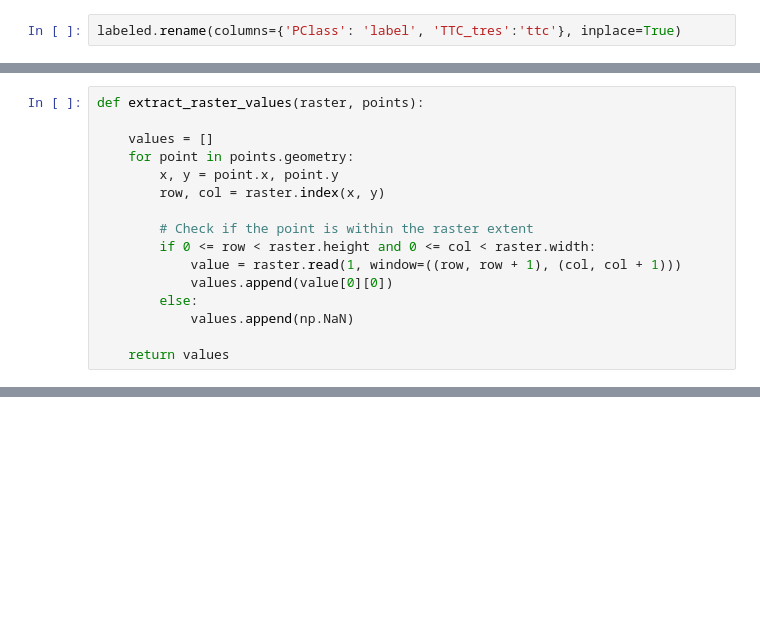
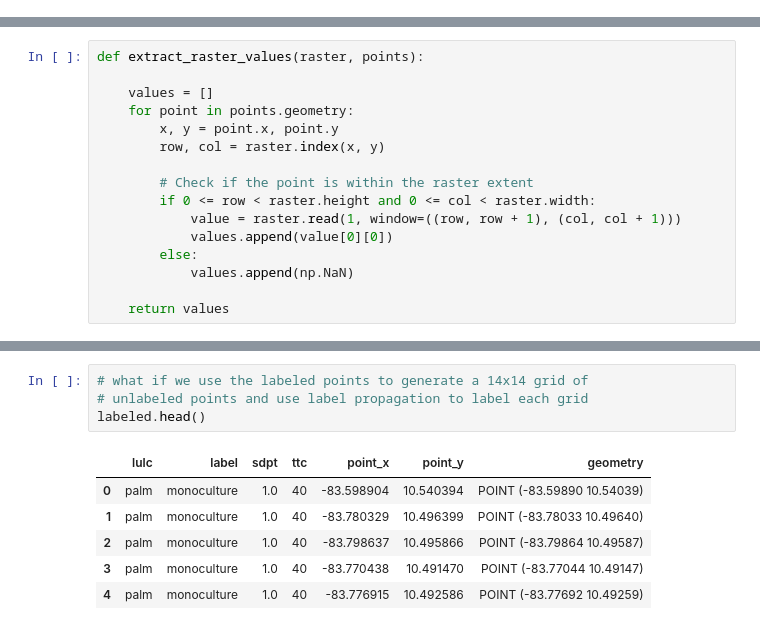
Before and after one commit to wri/plantation_classifier, a Jupyter notebook: notebooks/label_propagation.ipynb, the cells around one changed output, grey strips where cells are left out. Drawn from its saved outputs; the diff is of its cells as text; blank space fills up the shorter version.

```diff
--- a/notebooks/label_propagation.ipynb
+++ b/notebooks/label_propagation.ipynb
@@ -23,2 +68,0 @@ labeled.columns = map(str.lower, labeled.columns)
-# %%
-labeled.rename(columns={'PClass': 'label', 'TTC_tres':'ttc'}, inplace=True)
@@ -164,0 +310,11 @@ X.shape, y.shape, Xun.shape, yun.shape
+# %%
+# what if we use the labeled points to generate a 14x14 grid of
+# unlabeled points and use label propagation to label each grid
+labeled.head()
+# %% [output]
+|  | lulc | label | sdpt | ttc | point_x | point_y | geometry |
+| 0 | palm | monoculture | 1.0 | 40 | -83.598904 | 10.540394 | POINT (-83.59890 10.54039) |
+| 1 | palm | monoculture | 1.0 | 40 | -83.780329 | 10.496399 | POINT (-83.78033 10.49640) |
+| 2 | palm | monoculture | 1.0 | 40 | -83.798637 | 10.495866 | POINT (-83.79864 10.49587) |
+| 3 | palm | monoculture | 1.0 | 40 | -83.770438 | 10.491470 | POINT (-83.77044 10.49147) |
+| 4 | palm | monoculture | 1.0 | 40 | -83.776915 | 10.492586 | POINT (-83.77692 10.49259) |
```
Also changed, not shown: parts of 26 cells of this notebook.
